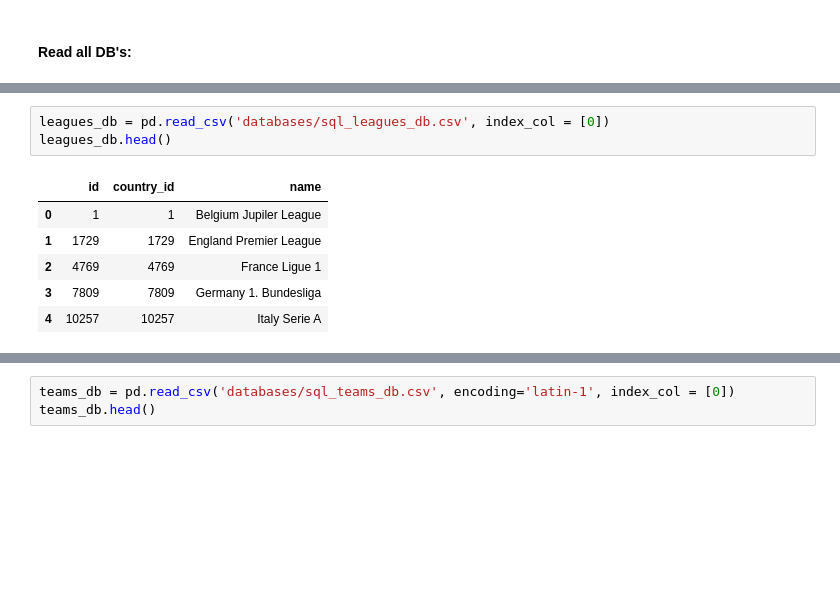
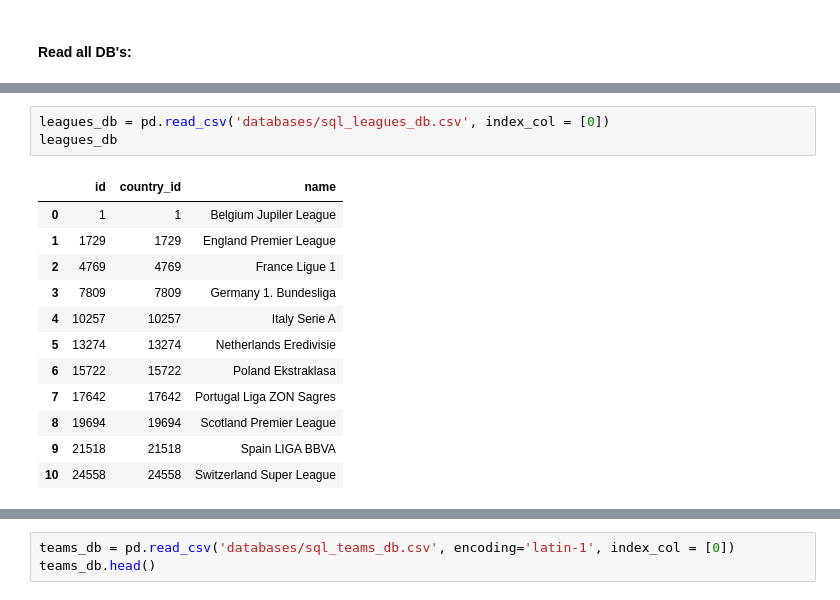
Before and after one commit to asafavinoam/applied_data_science_project, a Jupyter notebook: main.ipynb, the cells around one changed output, grey strips where cells are left out. Drawn from its saved outputs; the diff is of its cells as text; blank space fills up the shorter version.

```diff
--- a/main.ipynb
+++ b/main.ipynb
@@ -76,11 +82,17 @@ current_league = "England_Premier_League"
 # %%
 leagues_db = pd.read_csv('databases/sql_leagues_db.csv', index_col = [0])
-leagues_db.head()
+leagues_db
 # %% [output]
 |  | id | country_id | name |
 | 0 | 1 | 1 | Belgium Jupiler League |
 | 1 | 1729 | 1729 | England Premier League |
 | 2 | 4769 | 4769 | France Ligue 1 |
 | 3 | 7809 | 7809 | Germany 1. Bundesliga |
 | 4 | 10257 | 10257 | Italy Serie A |
+| 5 | 13274 | 13274 | Netherlands Eredivisie |
+| 6 | 15722 | 15722 | Poland Ekstraklasa |
+| 7 | 17642 | 17642 | Portugal Liga ZON Sagres |
+| 8 | 19694 | 19694 | Scotland Premier League |
+| 9 | 21518 | 21518 | Spain LIGA BBVA |
+| 10 | 24558 | 24558 | Switzerland Super League |
 # %%
```
Also changed, not shown: parts of 30 cells of this notebook, 2 other files.
